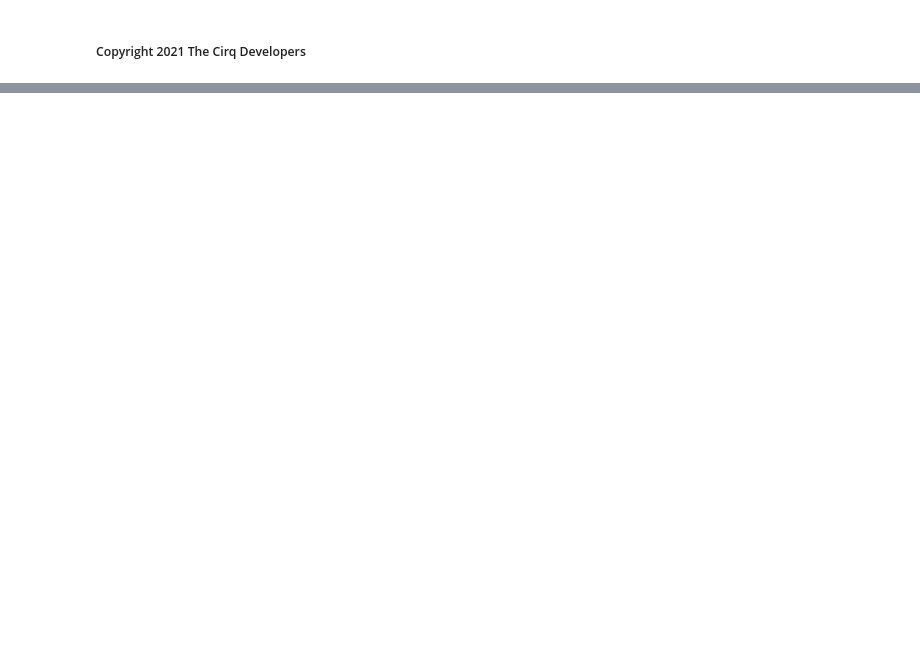
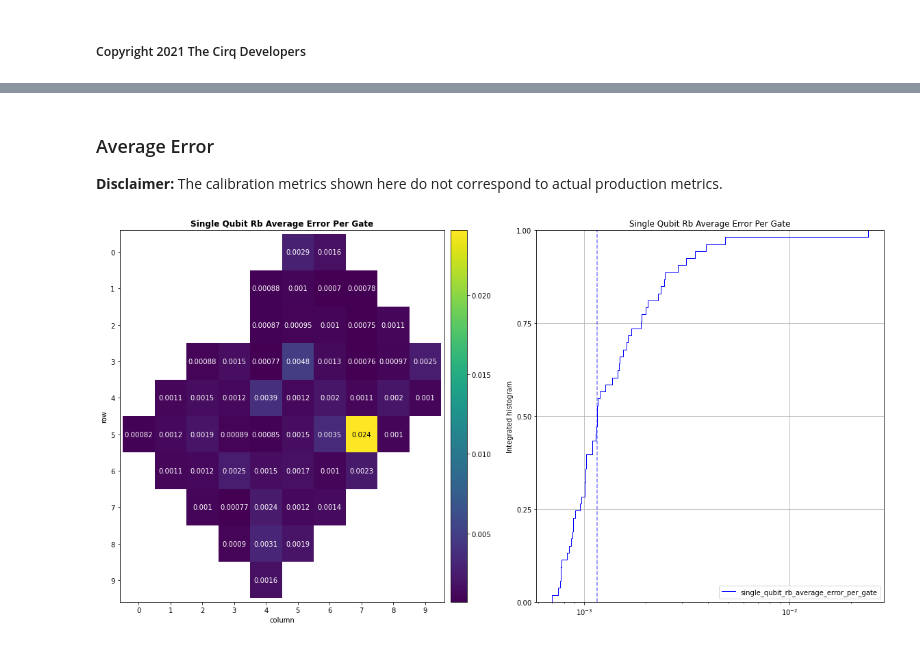
Before and after one commit to LiberoAphpollo/VQC-Cirq, a Jupyter notebook: docs/tutorials/google/visualizing_calibration_metrics.ipynb, the cells around one changed output, grey strips where cells are left out. Drawn from its saved outputs; the diff is of its cells as text; code cells hidden in the pictures; blank space fills up the shorter version.

```diff
--- a/docs/tutorials/google/visualizing_calibration_metrics.ipynb
+++ b/docs/tutorials/google/visualizing_calibration_metrics.ipynb
@@ -129,0 +103,5 @@ two_qubit_heatmap.plot()
+# %%
+# @title Quantum Engine Configuration
+# @markdown Replace the `PROCESSOR_ID` and `YOUR_PROJECT_ID` with your details.
+PROCESSOR_ID = '' #@param {type: 'string'}
+cals = cirq.google.get_engine_calibration(PROCESSOR_ID, YOUR_PROJECT_ID)
@@ -129,0 +139,8 @@ two_qubit_heatmap.plot()
+# %% [markdown]
+### Average Error
+
+**Disclaimer:** The calibration metrics shown here do not correspond to actual production metrics.
+# %%
+fig, _ = cals.plot('single_qubit_rb_average_error_per_gate', fig=plt.figure(figsize=(20, 10)))
+# %% [output]
+[figure, added]
```
Also changed, not shown: parts of 50 cells of this notebook, 1 other file.
